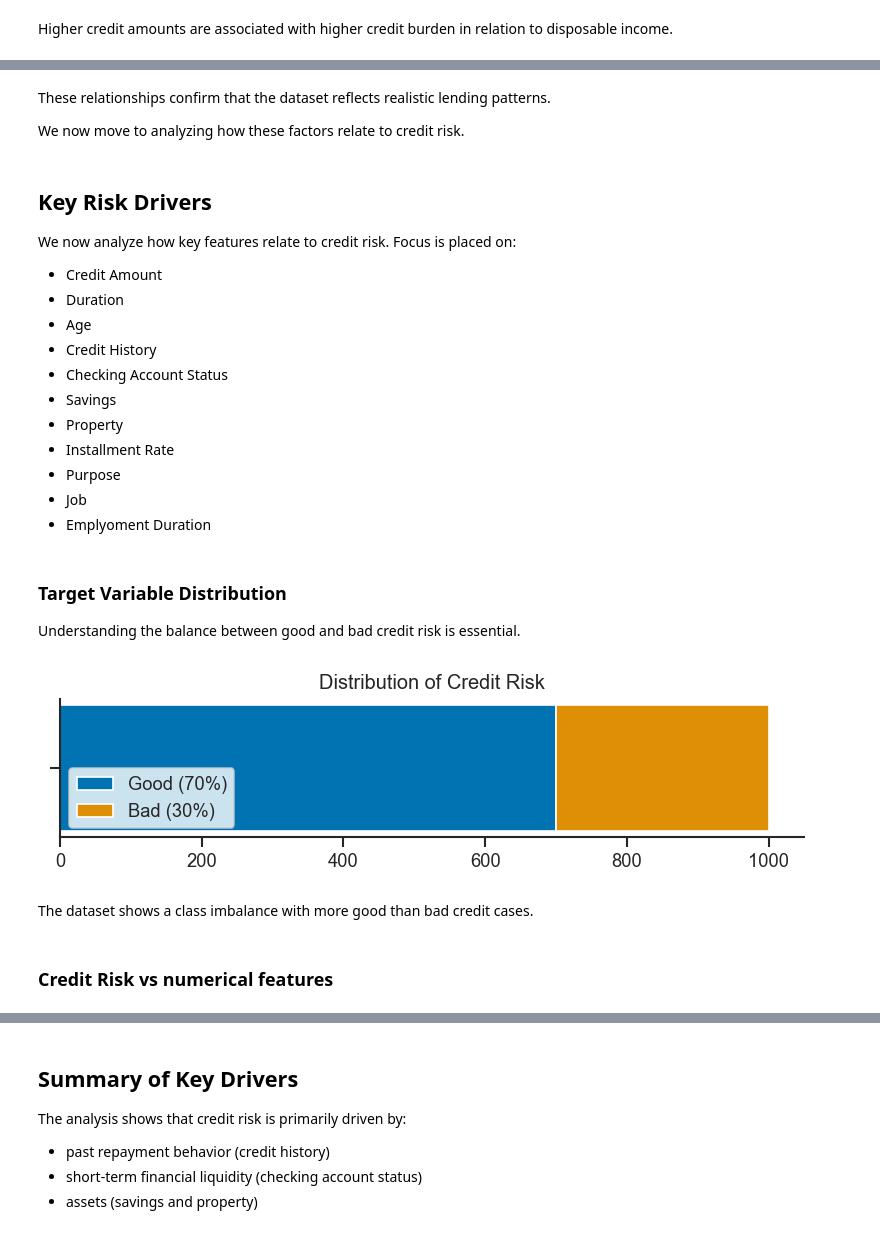
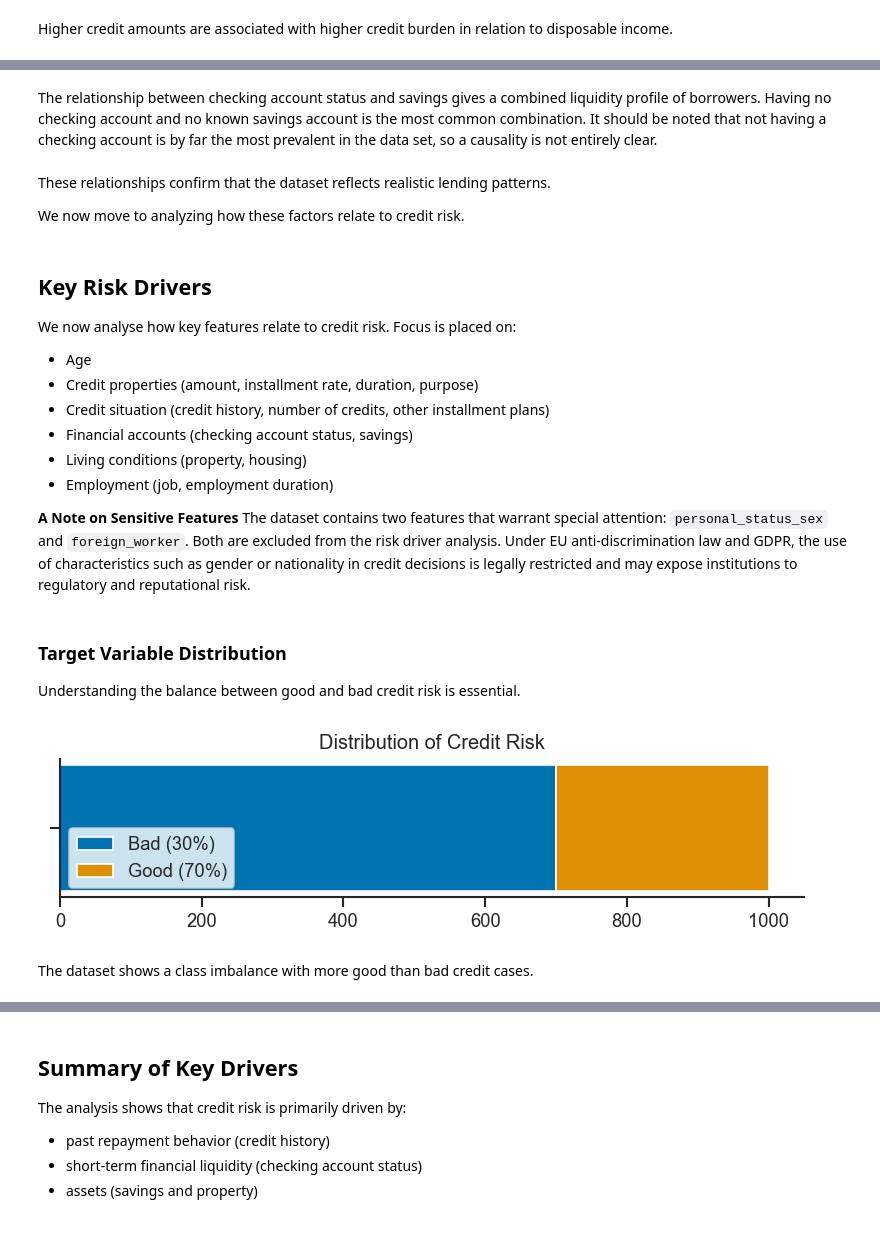
Before and after one commit to alexwill314/german_credit_eda, a Jupyter notebook: notebooks/German_Credit_Data_Analysis.ipynb, the cells around one changed output, grey strips where cells are left out. Saved outputs shown, nothing was run; the diff lists cells and outputs as text; code cells hidden in the pictures.

Commit message:
include checking acc vs savings

```diff
--- a/notebooks/German_Credit_Data_Analysis.ipynb
+++ b/notebooks/German_Credit_Data_Analysis.ipynb
@@ -15,15 +15,17 @@ import seaborn as sns
 from scipy.stats import ttest_ind, chi2_contingency, pearsonr
 from src.data_cleaning import prepare_data
 
+pal='colorblind'
+
 sns.set_theme(
     style='ticks',
-    palette='colorblind',
+    palette=pal,
     rc={
         'figure.figsize':   (10, 5),
         'figure.dpi':       120,
         'axes.spines.top':  False,
         'axes.spines.right': False,
-        "axes.prop_cycle":   plt.cycler(color=colors)
+        "axes.prop_cycle":   plt.cycler(color=sns.color_palette(pal).as_hex())
     }
 )
 # %%
@@ -174,3 +184,5 @@ Higher credit amounts are associated with higher credit burden in relation to di
+# %% [markdown]
+The relationship between checking account status and savings gives a combined liquidity profile of borrowers. Having no checking account and no known savings account is the most common combination. It should be noted that not having a checking account is by far the most prevalent in the data set, so a causality is not entirely clear.
 # %% [markdown]
 These relationships confirm that the dataset reflects realistic lending patterns.
 
@@ -178,37 +190,39 @@ We now move to analyzing how these factors relate to credit risk.
 # %% [markdown]
 ## Key Risk Drivers
 
-We now analyze how key features relate to credit risk.
+We now analyse how key features relate to credit risk.
 Focus is placed on:
-- Credit Amount
-- Duration
 - Age
-- Credit History
-- Checking Account Status
-- Savings
-- Property
-- Installment Rate
-- Purpose
-- Job
-- Emplyoment Duration
+- Credit properties (amount, installment rate, duration, purpose)
+- Credit situation (credit history, number of credits, other installment plans)
+- Financial accounts (checking account status, savings)
+- Living conditions (property, housing)
+- Employment (job, employment duration)
+
+
+**A Note on Sensitive Features**
+The dataset contains two features that warrant special attention:
+`personal_status_sex` and `foreign_worker`.
+Both are excluded from the risk driver analysis. Under EU anti-discrimination
+law and GDPR, the use of characteristics such as gender or nationality in
+credit decisions is legally restricted and may expose institutions to
+regulatory and reputational risk.
 # %% [markdown]
 ### Target Variable Distribution
 
 Understanding the balance between good and bad credit risk is essential.
 # %%
 #risk distribution
-good = (df["credit_risk"] == "good").mean()
+bad = (df["credit_risk"] == "bad").mean()
 counts = df["credit_risk"].value_counts()
 
 fig, ax = plt.subplots(figsize=(8, 1.5))
-ax.barh([""], counts.iloc[0], label=f"Good ({good:.0%})")
-ax.barh([""], counts.iloc[1], left=counts.iloc[0], label=f"Bad ({1-good:.0%})")
+ax.barh([""], counts.iloc[0], label=f"Bad ({bad:.0%})")
+ax.barh([""], counts.iloc[1], left=counts.iloc[0], label=f"Good ({1-bad:.0%})")
 ax.set(title="Distribution of Credit Risk")
 ax.legend(loc="lower left")
 plt.show()
 # %% [output]
-[figure, old version]
+[figure, new version]
 # %% [markdown]
 The dataset shows a class imbalance with more good than bad credit cases.
-# %% [markdown]
-### Credit Risk vs numerical features
```
Also changed, not shown: parts of 60 cells of this notebook.
